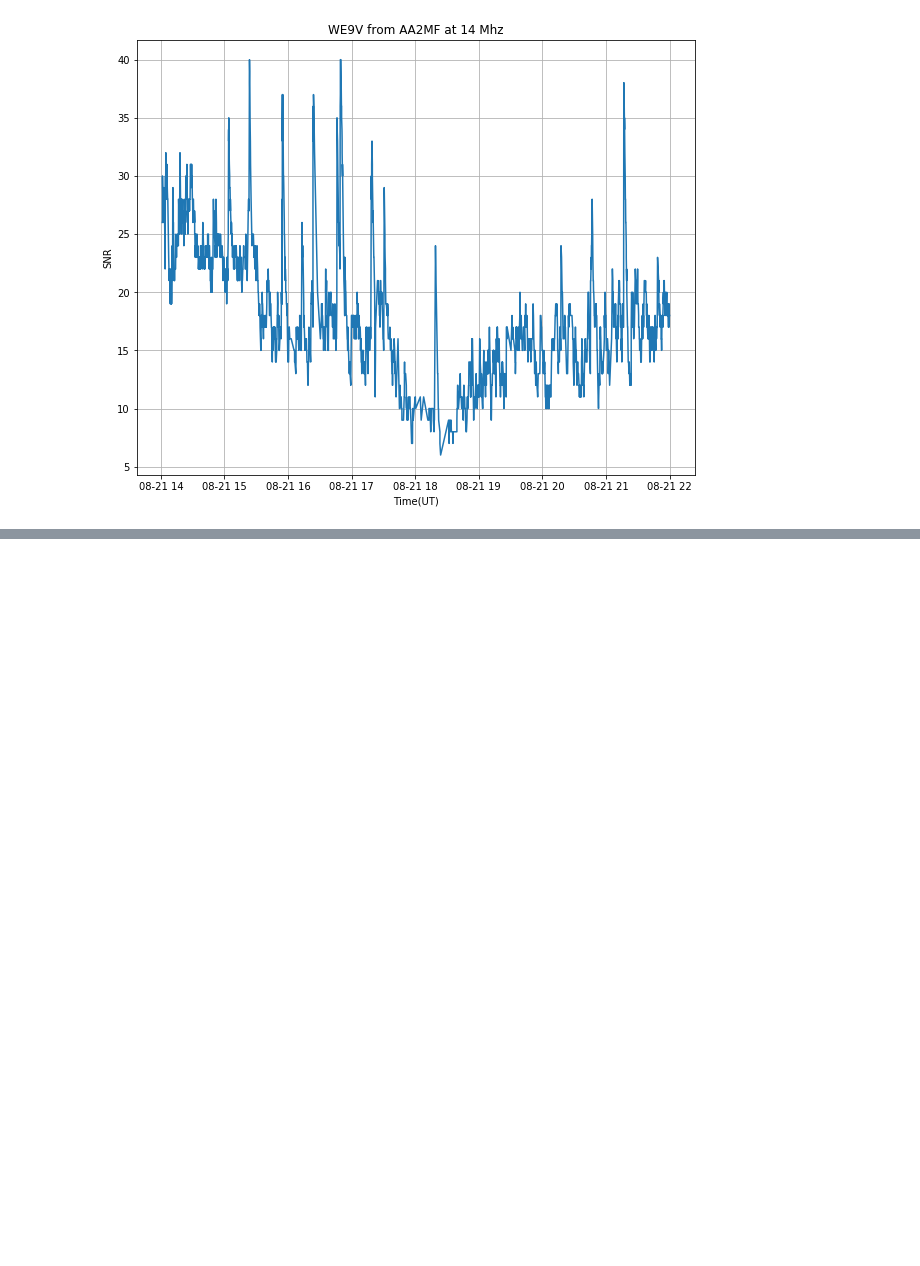
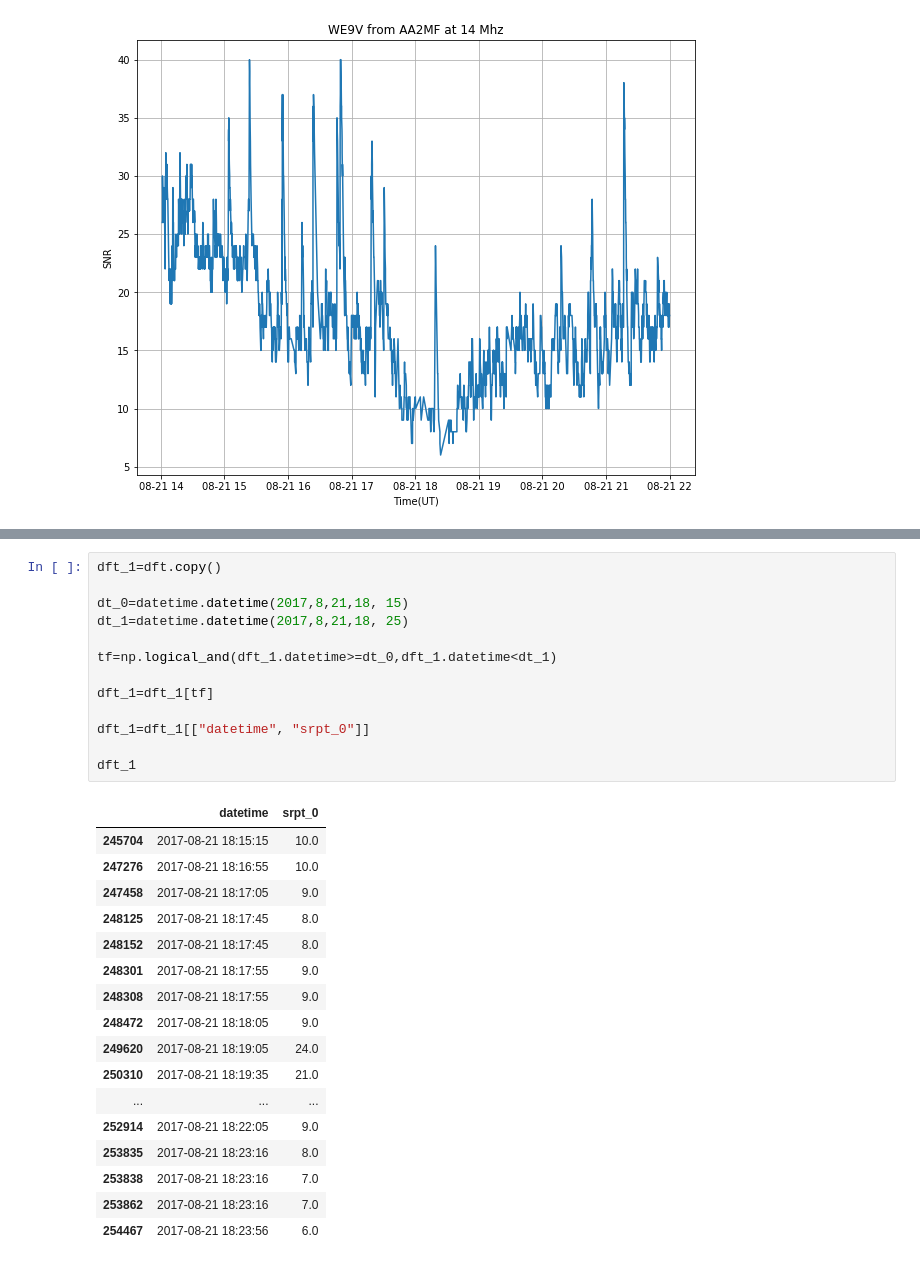
Before and after one commit to westml/eclipse_marylou, a Jupyter notebook: PlotingTimeSeries.ipynb, the cells around one changed output, grey strips where cells are left out. Drawn from its saved outputs; the diff is of its cells as text; blank space fills up the shorter version.

```diff
--- a/PlotingTimeSeries.ipynb
+++ b/PlotingTimeSeries.ipynb
@@ -151,0 +152,31 @@ plt.show()
+# %%
+dft_1=dft.copy()
+
+dt_0=datetime.datetime(2017,8,21,18, 15)
+dt_1=datetime.datetime(2017,8,21,18, 25)
+
+tf=np.logical_and(dft_1.datetime>=dt_0,dft_1.datetime<dt_1)
+
+dft_1=dft_1[tf]
+
+dft_1=dft_1[["datetime", "srpt_0"]]
+
+dft_1
+# %% [output]
+|  | datetime | srpt_0 |
+| 245704 | 2017-08-21 18:15:15 | 10.0 |
+| 247276 | 2017-08-21 18:16:55 | 10.0 |
+| 247458 | 2017-08-21 18:17:05 | 9.0 |
+| 248125 | 2017-08-21 18:17:45 | 8.0 |
+| 248152 | 2017-08-21 18:17:45 | 8.0 |
+| 248301 | 2017-08-21 18:17:55 | 9.0 |
+| 248308 | 2017-08-21 18:17:55 | 9.0 |
+| 248472 | 2017-08-21 18:18:05 | 9.0 |
+| 249620 | 2017-08-21 18:19:05 | 24.0 |
+| 250310 | 2017-08-21 18:19:35 | 21.0 |
+| ... | ... | ... |
+| 252914 | 2017-08-21 18:22:05 | 9.0 |
+| 253835 | 2017-08-21 18:23:16 | 8.0 |
+| 253838 | 2017-08-21 18:23:16 | 7.0 |
+| 253862 | 2017-08-21 18:23:16 | 7.0 |
+| 254467 | 2017-08-21 18:23:56 | 6.0 |
```
Also changed, not shown: parts of 1 cell of this notebook.
